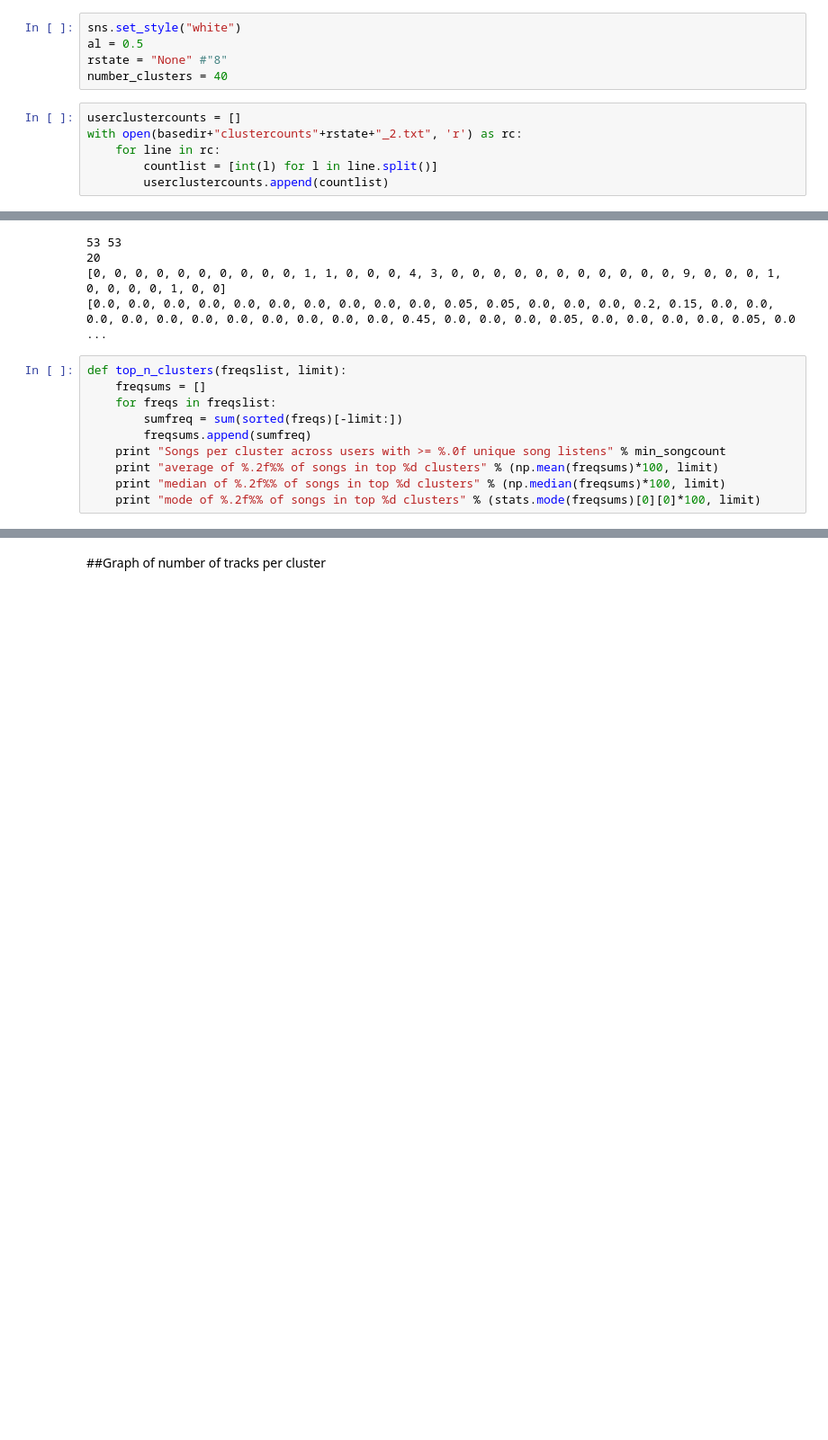
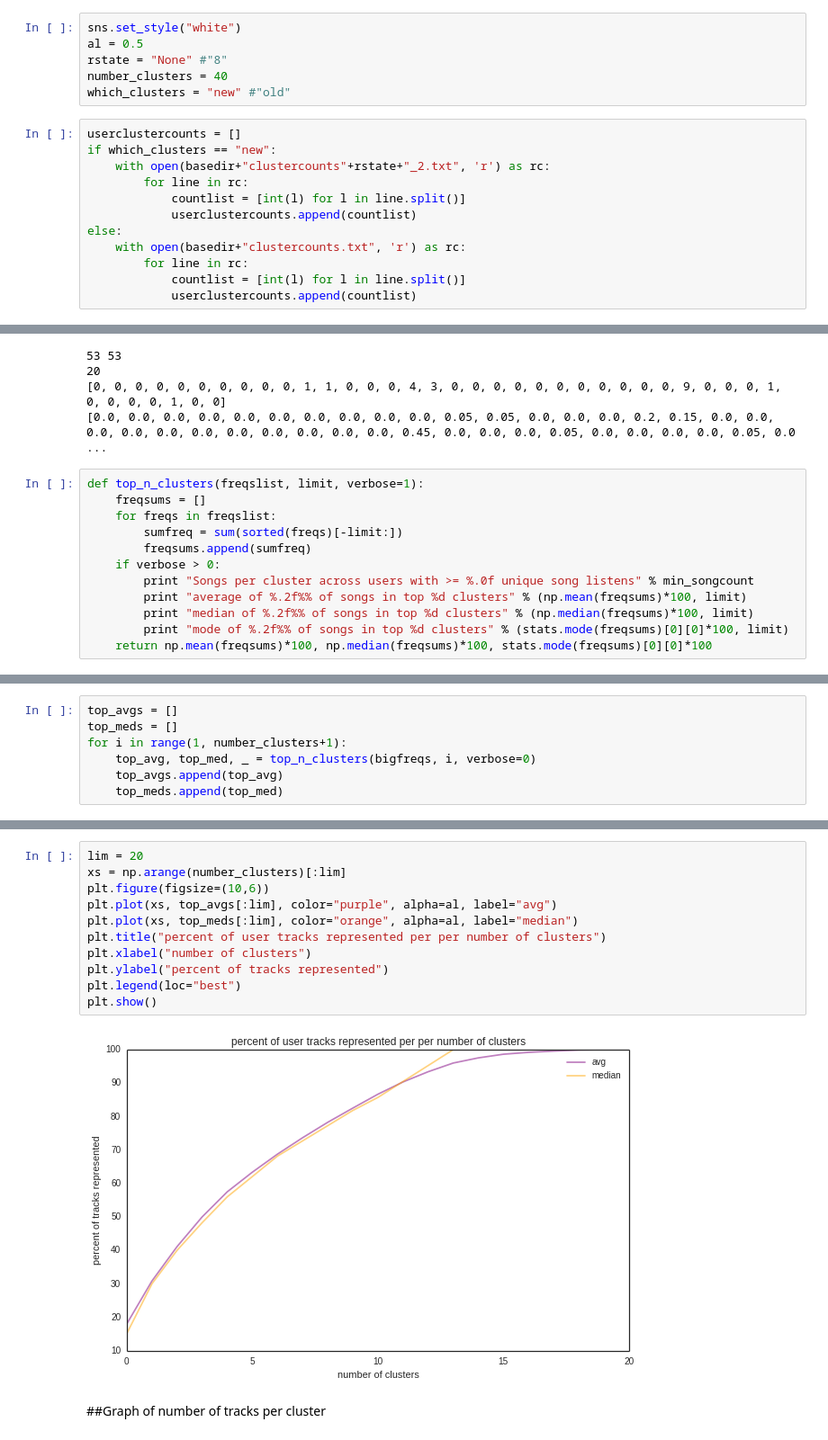
Before and after one commit to trishaandrews/music_explorer, a Jupyter notebook: cluster_graphs.ipynb, the cells around one changed output, grey strips where cells are left out. Shown at 90% size. Cells and saved outputs as stored; diff of their text form; blank space fills up the shorter version.

Commit message:
more cluster graphs

```diff
--- a/cluster_graphs.ipynb
+++ b/cluster_graphs.ipynb
@@ -20,12 +20,19 @@ sns.set_style("white")
 al = 0.5
 rstate = "None" #"8"
 number_clusters = 40
+which_clusters = "new" #"old"
 # %%
 userclustercounts = []
-with open(basedir+"clustercounts"+rstate+"_2.txt", 'r') as rc:
-    for line in rc:
-        countlist = [int(l) for l in line.split()]
-        userclustercounts.append(countlist)
+if which_clusters == "new":
+    with open(basedir+"clustercounts"+rstate+"_2.txt", 'r') as rc:
+        for line in rc:
+            countlist = [int(l) for l in line.split()]
+            userclustercounts.append(countlist)
+else:
+    with open(basedir+"clustercounts.txt", 'r') as rc:
+        for line in rc:
+            countlist = [int(l) for l in line.split()]
+            userclustercounts.append(countlist)
 # %%
 print len(userclustercounts), userclustercounts[0]
 # %% [output]
@@ -53,15 +60,17 @@ print bigfreqs[0]
 [0, 0, 0, 0, 0, 0, 0, 0, 0, 0, 1, 1, 0, 0, 0, 4, 3, 0, 0, 0, 0, 0, 0, 0, 0, 0, 0, 0, 9, 0, 0, 0, 1, 0, 0, 0, 0, 1, 0, 0]
 [0.0, 0.0, 0.0, 0.0, 0.0, 0.0, 0.0, 0.0, 0.0, 0.0, 0.05, 0.05, 0.0, 0.0, 0.0, 0.2, 0.15, 0.0, 0.0, 0.0, 0.0, 0.0, 0.0, 0.0, 0.0, 0.0, 0.0, 0.0, 0.45, 0.0, 0.0, 0.0, 0.05, 0.0, 0.0, 0.0, 0.0, 0.05, 0.0 ...
 # %%
-def top_n_clusters(freqslist, limit):
+def top_n_clusters(freqslist, limit, verbose=1):
     freqsums = []
     for freqs in freqslist:
         sumfreq = sum(sorted(freqs)[-limit:])
         freqsums.append(sumfreq)
-    print "Songs per cluster across users with >= %.0f unique song listens" % min_songcount
-    print "average of %.2f%% of songs in top %d clusters" % (np.mean(freqsums)*100, limit)
-    print "median of %.2f%% of songs in top %d clusters" % (np.median(freqsums)*100, limit)
-    print "mode of %.2f%% of songs in top %d clusters" % (stats.mode(freqsums)[0][0]*100, limit)
+    if verbose > 0:
+        print "Songs per cluster across users with >= %.0f unique song listens" % min_songcount
+        print "average of %.2f%% of songs in top %d clusters" % (np.mean(freqsums)*100, limit)
+        print "median of %.2f%% of songs in top %d clusters" % (np.median(freqsums)*100, limit)
+        print "mode of %.2f%% of songs in top %d clusters" % (stats.mode(freqsums)[0][0]*100, limit)
+    return np.mean(freqsums)*100, np.median(freqsums)*100, stats.mode(freqsums)[0][0]*100
 # %%
 top_n_clusters(bigfreqs, 1)
 # %% [output]
@@ -99,0 +114,7 @@ mode of 71.43% of songs in top 10 clusters
+# %%
+top_avgs = []
+top_meds = []
+for i in range(1, number_clusters+1):
+    top_avg, top_med, _ = top_n_clusters(bigfreqs, i, verbose=0)
+    top_avgs.append(top_avg)
+    top_meds.append(top_med)
@@ -100,3 +127,16 @@ mode of 71.43% of songs in top 10 clusters
+# %%
+lim = 20
+xs = np.arange(number_clusters)[:lim]
+plt.figure(figsize=(10,6))
+plt.plot(xs, top_avgs[:lim], color="purple", alpha=al, label="avg")
+plt.plot(xs, top_meds[:lim], color="orange", alpha=al, label="median")
+plt.title("percent of user tracks represented per per number of clusters")
+plt.xlabel("number of clusters")
+plt.ylabel("percent of tracks represented")
+plt.legend(loc="best")
+plt.show()
+# %% [output]
+[figure, added]
 # %% [markdown]
 ##Graph of number of tracks per cluster
 # %%
```
Also changed, not shown: parts of 13 cells of this notebook.
